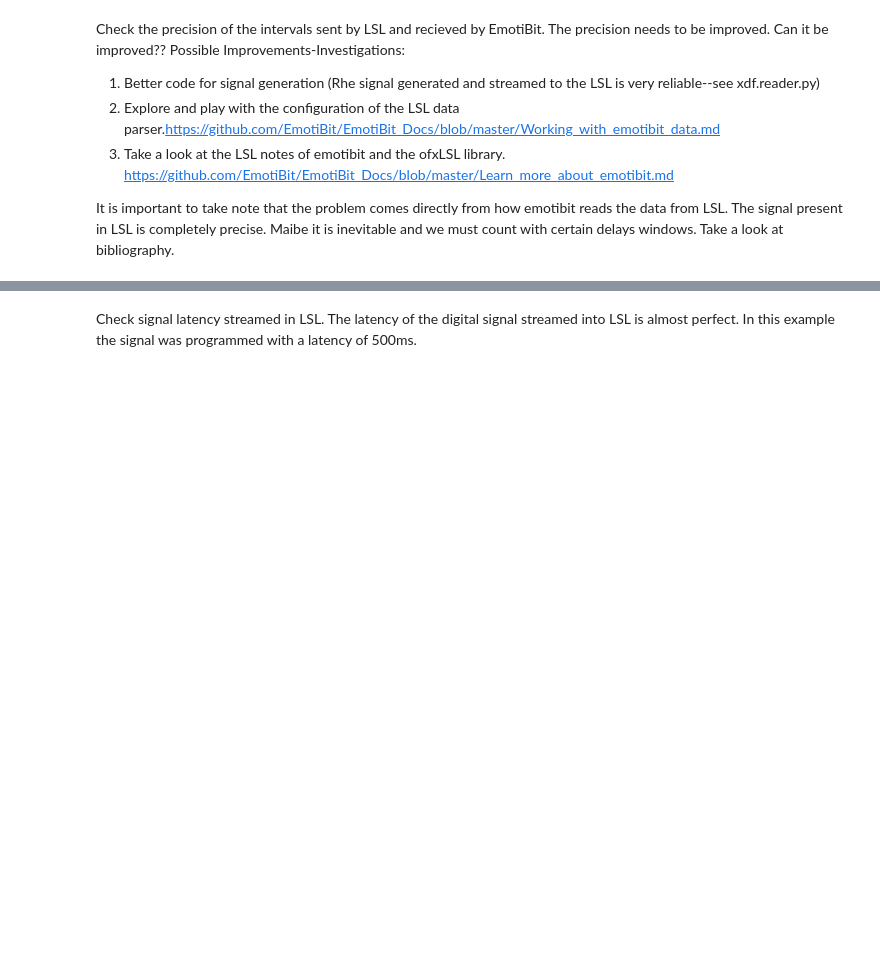
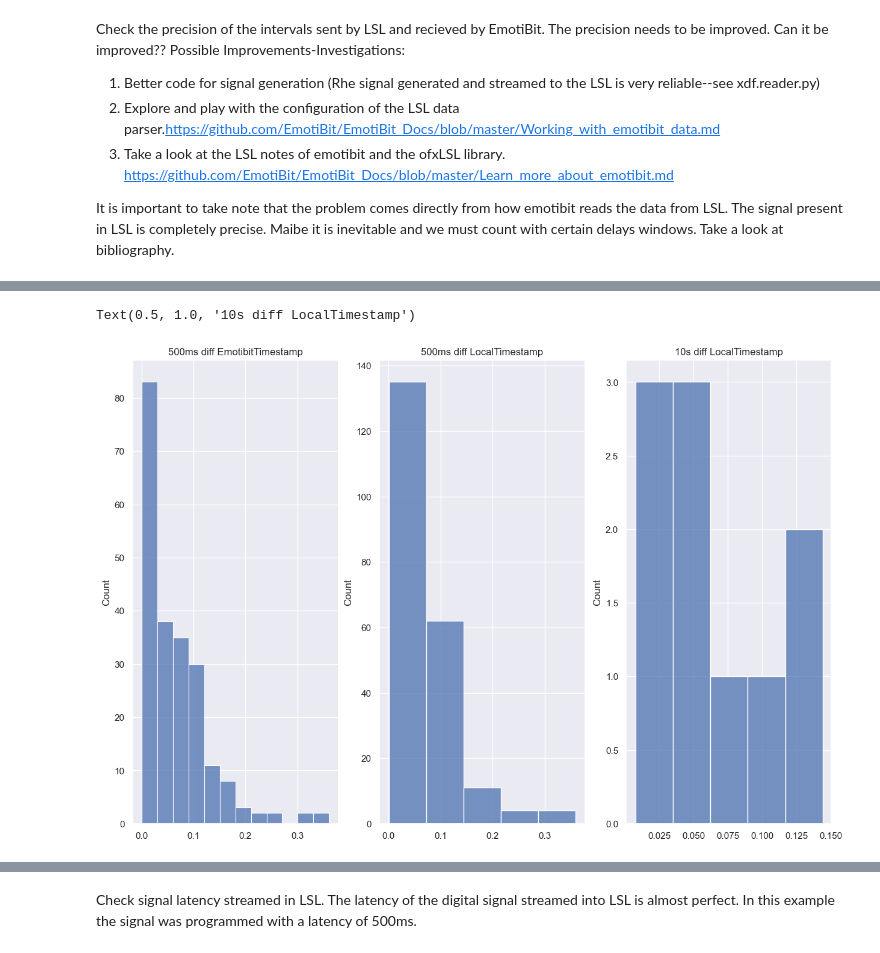
Before and after one commit to Rockyneuron/EmotiBit, a Jupyter notebook: analysis/test_sync.ipynb, the cells around one changed output, grey strips where cells are left out. Cells and saved outputs as stored; diff of their text form; code cells hidden in the pictures; blank space fills up the shorter version.

Commit message:
[st] new plots

```diff
--- a/analysis/test_sync.ipynb
+++ b/analysis/test_sync.ipynb
@@ -71,6 +71,10 @@ times3=np.array(data4['LocalTimestamp'])
 difftime1=np.diff(times1)
 difftime2=np.diff(times2)
 difftime3=np.diff(times3)
+
+difftime1_diff=np.absolute(difftime1-0.500)
+difftime2_diff=np.absolute(difftime2-0.500)
+difftime3_diff=np.absolute(difftime3-11)
 # %%
 fig1,ax1=plt.subplots(1,3,)
 sns.histplot(data=difftime1,ax= ax1[0],bins=20)
@@ -84,3 +88,16 @@ ax1[2].set_title('10s diff LocalTimestamp')
 # %% [output]
 Text(0.5, 1.0, '10s diff LocalTimestamp')
 [figure]
+# %%
+fig1,ax1=plt.subplots(1,3,)
+sns.histplot(data=difftime1_diff,ax= ax1[0],bins=5,binwidth=0.03)
+sns.histplot(data=difftime2_diff,ax= ax1[1],bins=5)
+sns.histplot(data=difftime3_diff,ax= ax1[2],bins=5)
+fig1.set_figheight(10)
+fig1.set_figwidth(15)
+ax1[0].set_title('500ms diff EmotibitTimestamp')
+ax1[1].set_title('500ms diff LocalTimestamp')
+ax1[2].set_title('10s diff LocalTimestamp')
+# %% [output]
+Text(0.5, 1.0, '10s diff LocalTimestamp')
+[figure, added]
```
Also changed, not shown: parts of 4 cells of this notebook.
